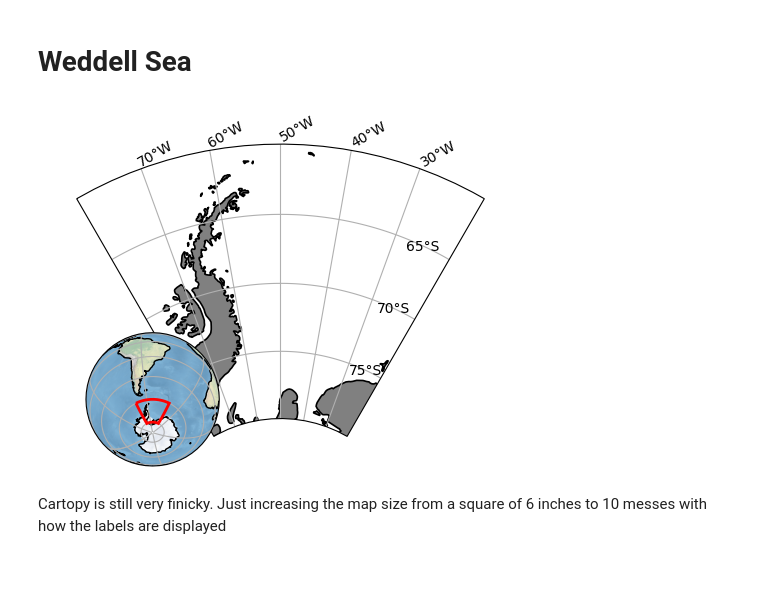
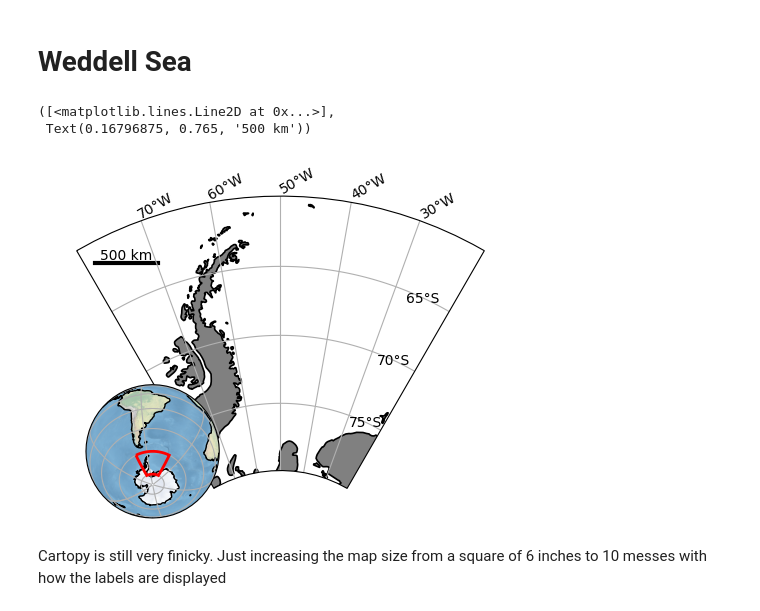
Before and after one commit to opinner/Articles, a Jupyter notebook: Articles/CartopyRegionalMaps.ipynb, the cells around one changed output. Cells and saved outputs as stored; diff of their text form; code cells hidden in the pictures; blank space fills up the shorter version.

```diff
--- a/Articles/CartopyRegionalMaps.ipynb
+++ b/Articles/CartopyRegionalMaps.ipynb
@@ -168,6 +193,7 @@ import matplotlib.path as mpath
 import shapely.geometry as sgeom
 import cartopy.mpl.patch as cpatch
 import matplotlib.patches as patches
+import matplotlib.ticker as mticker
 
 # Define the projection for a high-resolution South Polar Stereographic map
 high_res_proj = ccrs.SouthPolarStereo(central_longitude=-50)
@@ -208,33 +234,38 @@ ax.set_boundary(rect_in_target)
 gl = ax.gridlines(
     draw_labels=["top", "right", "x", "y"],
     rotate_labels=True, x_inline=False)
 
 # Draw latitude and longitude gridlines (and their labels)
 # only at the specified values
 lathelp = np.arange(-75, -60, 5)
 gl.ylocator = mticker.FixedLocator(lathelp)
 lonhelp = np.arange(-80, -10, 10)
 gl.xlocator = mticker.FixedLocator(lonhelp)
 
 # Rotate the longitude labels to be more readable
 gl.xlabel_style = {'rotation': 30}
 
 # To make sure that all of the wanted map extent is visible in the figure,
 # (especially because the chosen map projections differs strongly
 # at the poles from the PlateCarree Projection)
 # this hack of adding a constant is needed and may need be adjusted,
 # dependent on your map extent and figure size
 ax.set_extent([xlim[0], xlim[1], ylim[0] + 4, ylim[1]])
 
 # draw inset map of the world
 draw_inset_map(rect, ax, inset_position = (0, -0.1, 1, 1))
 
+#draw scale bar
+gvpy.maps.cartopy_scale_bar(ax, location = (0.1,0.76), length = 500)
+
 # draw in the boundary also in the main map
 # comment in for sanity checking
 # Transform the boundary path to a patch object with a width and color
 # boundary_patch = patches.PathPatch(rect_in_target, edgecolor='r', facecolor='none', lw=4, zorder=2)
 # ax.add_patch(boundary_patch)
 # %% [output]
+([<matplotlib.lines.Line2D at 0x...>],
+ Text(0.16796875, 0.765, '500 km'))
-[figure, old version]
+[figure, new version]
 # %% [markdown]
 Cartopy is still very finicky. Just increasing the map size from a square of 6 inches to 10 messes with how the labels are displayed
```
Also changed, not shown: parts of 4 cells of this notebook.
